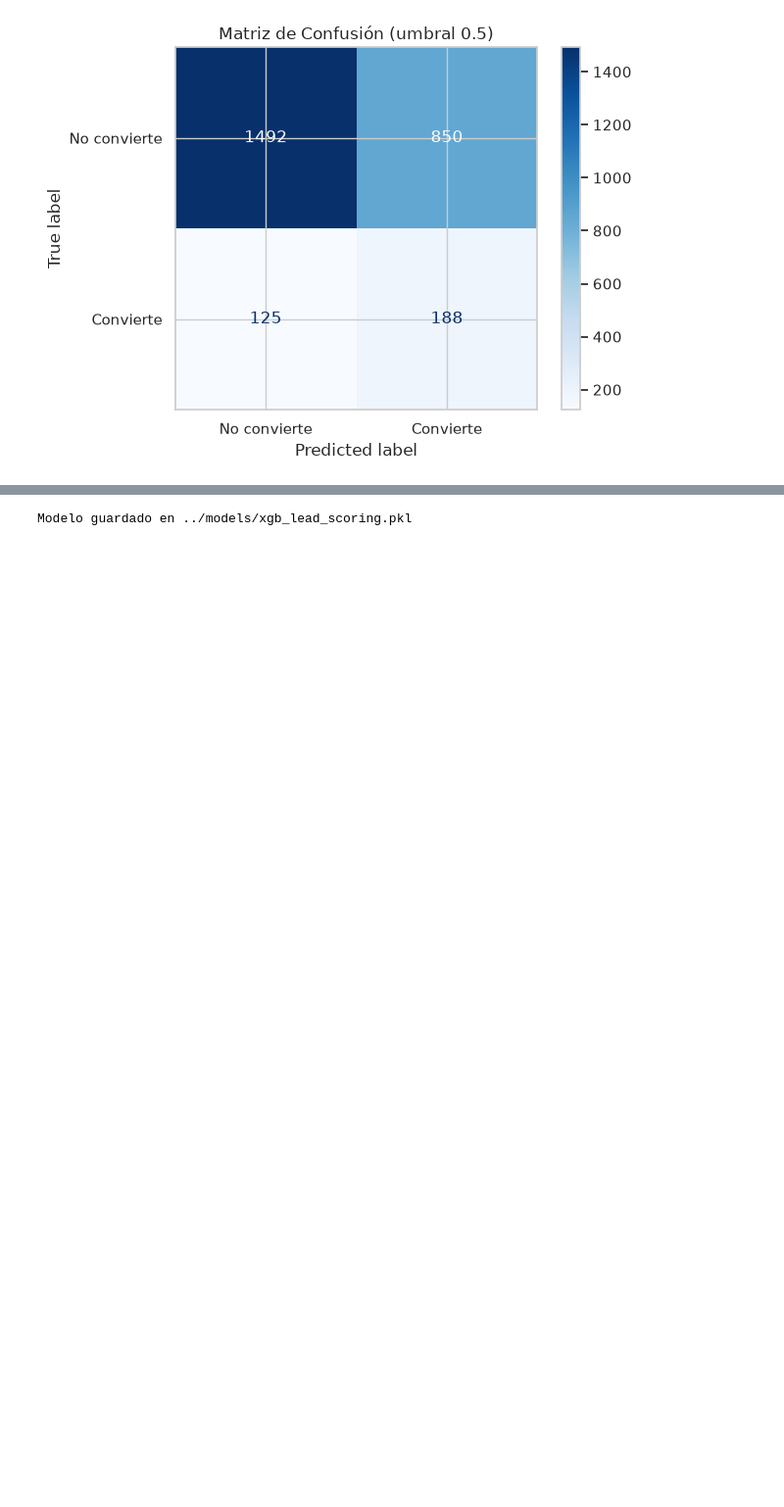
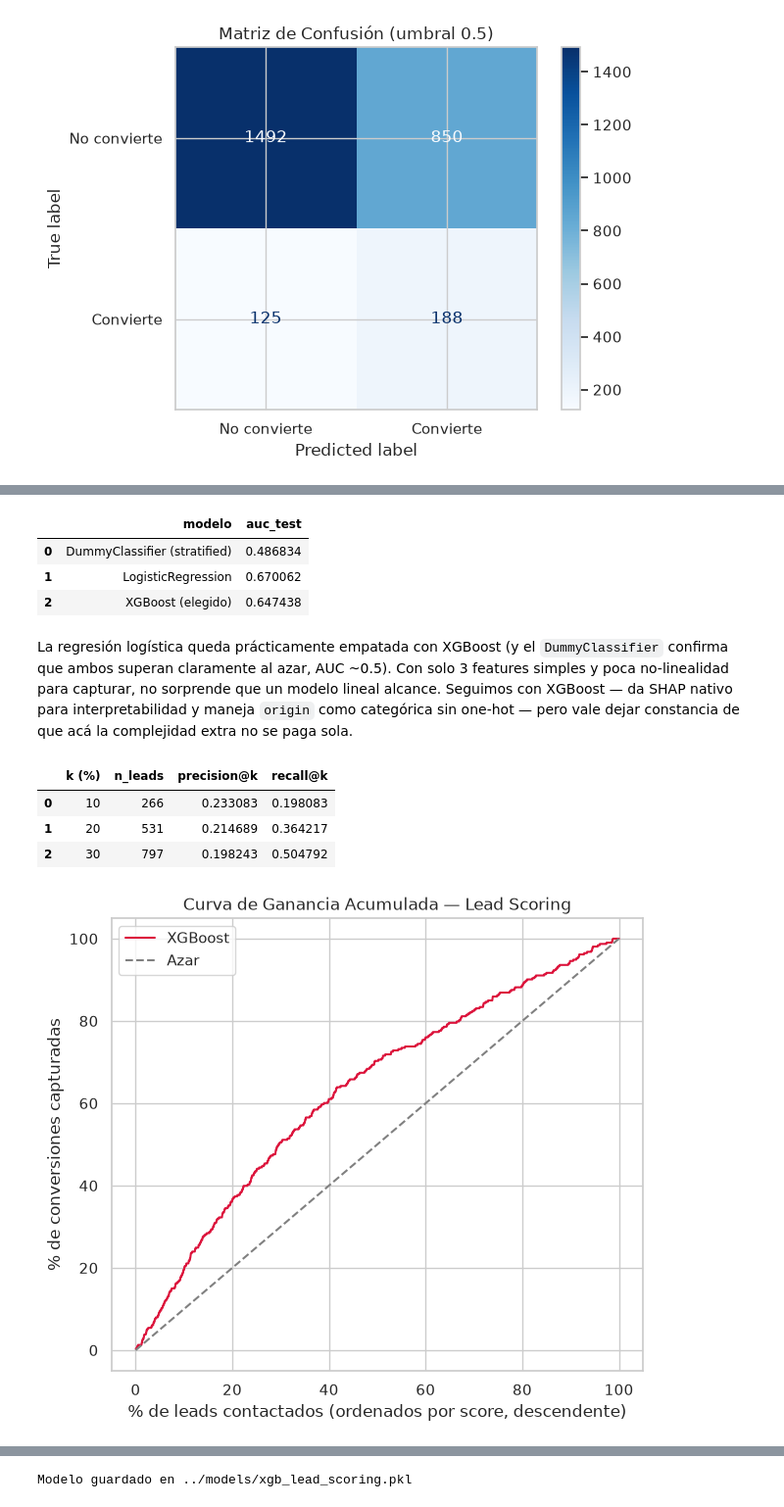
Before and after one commit to LeandroLocurcio/analisis-olist, a Jupyter notebook: notebooks/02_lead_scoring.ipynb, the cells around one changed output, grey strips where cells are left out. Shown at 98% size. Saved outputs shown, nothing was run; the diff lists cells and outputs as text; code cells hidden in the pictures; blank space fills up the shorter version.

```diff
--- a/notebooks/02_lead_scoring.ipynb
+++ b/notebooks/02_lead_scoring.ipynb
@@ -256,0 +263,70 @@ plt.show()
+# %%
+from sklearn.dummy import DummyClassifier
+from sklearn.linear_model import LogisticRegression
+from sklearn.compose import ColumnTransformer
+from sklearn.pipeline import Pipeline
+from sklearn.preprocessing import OneHotEncoder
+
+dummy = DummyClassifier(strategy='stratified', random_state=42)
+dummy.fit(X_train, y_train)
+auc_dummy = roc_auc_score(y_test, dummy.predict_proba(X_test)[:, 1])
+
+logreg = Pipeline([
+    ('prep', ColumnTransformer(
+        [('origin_ohe', OneHotEncoder(handle_unknown='ignore'), ['origin'])],
+        remainder='passthrough',
+    )),
+    ('clf', LogisticRegression(max_iter=1000, random_state=42)),
+])
+logreg.fit(X_train, y_train)
+auc_logreg = roc_auc_score(y_test, logreg.predict_proba(X_test)[:, 1])
+
+pd.DataFrame({
+    'modelo': ['DummyClassifier (stratified)', 'LogisticRegression', 'XGBoost (elegido)'],
+    'auc_test': [auc_dummy, auc_logreg, auc_test],
+})
+# %% [output]
+|  | modelo | auc_test |
+| 0 | DummyClassifier (stratified) | 0.486834 |
+| 1 | LogisticRegression | 0.670062 |
+| 2 | XGBoost (elegido) | 0.647438 |
+# %% [markdown]
+La regresión logística queda prácticamente empatada con XGBoost (y el `DummyClassifier` confirma que ambos superan claramente al azar, AUC ~0.5). Con solo 3 features simples y poca no-linealidad para capturar, no sorprende que un modelo lineal alcance. Seguimos con XGBoost — da SHAP nativo para interpretabilidad y maneja `origin` como categórica sin one-hot — pero vale dejar constancia de que acá la complejidad extra no se paga sola.
+# %%
+def gains_table(y_true, y_score, k_list=(10, 20, 30)):
+    order = np.argsort(-y_score)
+    y_sorted = np.asarray(y_true)[order]
+    n, n_pos = len(y_sorted), y_sorted.sum()
+    rows = []
+    for k in k_list:
+        topk = int(np.ceil(n * k / 100))
+        rows.append({
+            'k (%)': k,
+            'n_leads': topk,
+            'precision@k': y_sorted[:topk].sum() / topk,
+            'recall@k': y_sorted[:topk].sum() / n_pos,
+        })
+    return pd.DataFrame(rows)
+
+gains_table(y_test, y_proba)
+# %% [output]
+|  | k (%) | n_leads | precision@k | recall@k |
+| 0 | 10 | 266 | 0.233083 | 0.198083 |
+| 1 | 20 | 531 | 0.214689 | 0.364217 |
+| 2 | 30 | 797 | 0.198243 | 0.504792 |
+# %%
+order = np.argsort(-y_proba)
+y_sorted = y_test.values[order]
+cum_gains = np.cumsum(y_sorted) / y_sorted.sum()
+pct_contacted = np.arange(1, len(y_sorted) + 1) / len(y_sorted)
+
+plt.figure(figsize=(7, 6))
+plt.plot(pct_contacted * 100, cum_gains * 100, color='crimson', label='XGBoost')
+plt.plot([0, 100], [0, 100], linestyle='--', color='gray', label='Azar')
+plt.xlabel('% de leads contactados (ordenados por score, descendente)')
+plt.ylabel('% de conversiones capturadas')
+plt.title('Curva de Ganancia Acumulada — Lead Scoring')
+plt.legend()
+plt.show()
+# %% [output]
+[figure, added]
```
Also changed, not shown: parts of 6 cells of this notebook, 2 other files.
